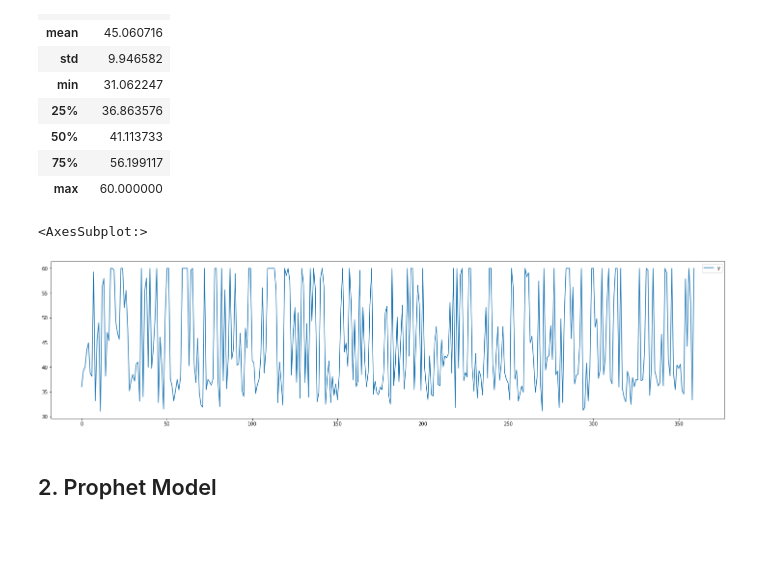
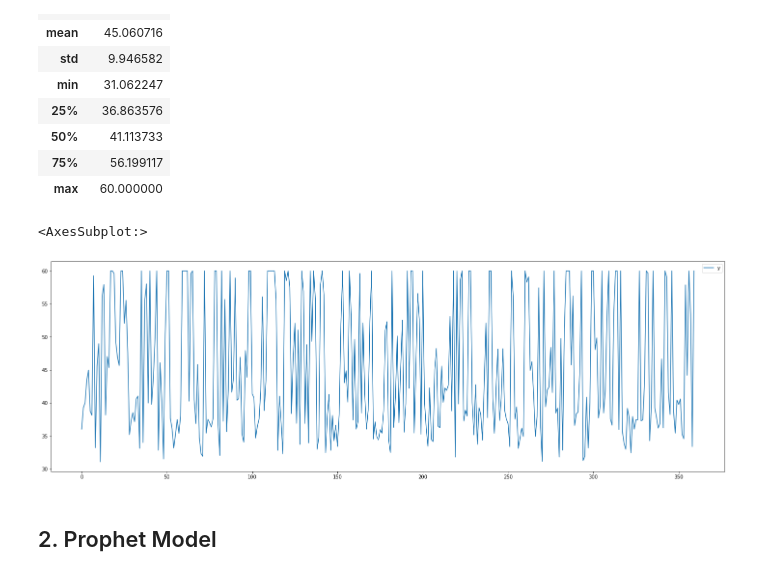
Before and after one commit to IanRayburn/Air_Quality_Prediction, a Jupyter notebook: Air_Quality_Pred.ipynb, the cells around one changed output. Cells and saved outputs as stored; diff of their text form; code cells hidden in the pictures; blank space fills up the shorter version.

```diff
--- a/Air_Quality_Pred.ipynb
+++ b/Air_Quality_Pred.ipynb
@@ -22,7 +27,7 @@ with open("data/air_quality_sensor_data.csv", "w") as f:
     f.writelines(text)
 # %%
 # Loading data
-data = pd.read_csv("data/air_quality_sensor_data.csv")
+data = pd.read_csv("data/air_quality_sensor_data.csv", header=0)
 print(data.shape)
 data.head()
 # %% [output]
@@ -81,11 +87,11 @@ df.describe()
 | max | 60.000000 |
 # %%
 # Plotting data
-plt.rcParams['figure.figsize'] = [25, 6]
+plt.rcParams['figure.figsize'] = [25, 8]
 df.plot()
 # %% [output]
 <AxesSubplot:>
-[figure, old version]
+[figure, new version]
 # %% [markdown]
 ## 2. Prophet Model
 # %% [markdown]
```
Also changed, not shown: parts of 8 cells of this notebook.
